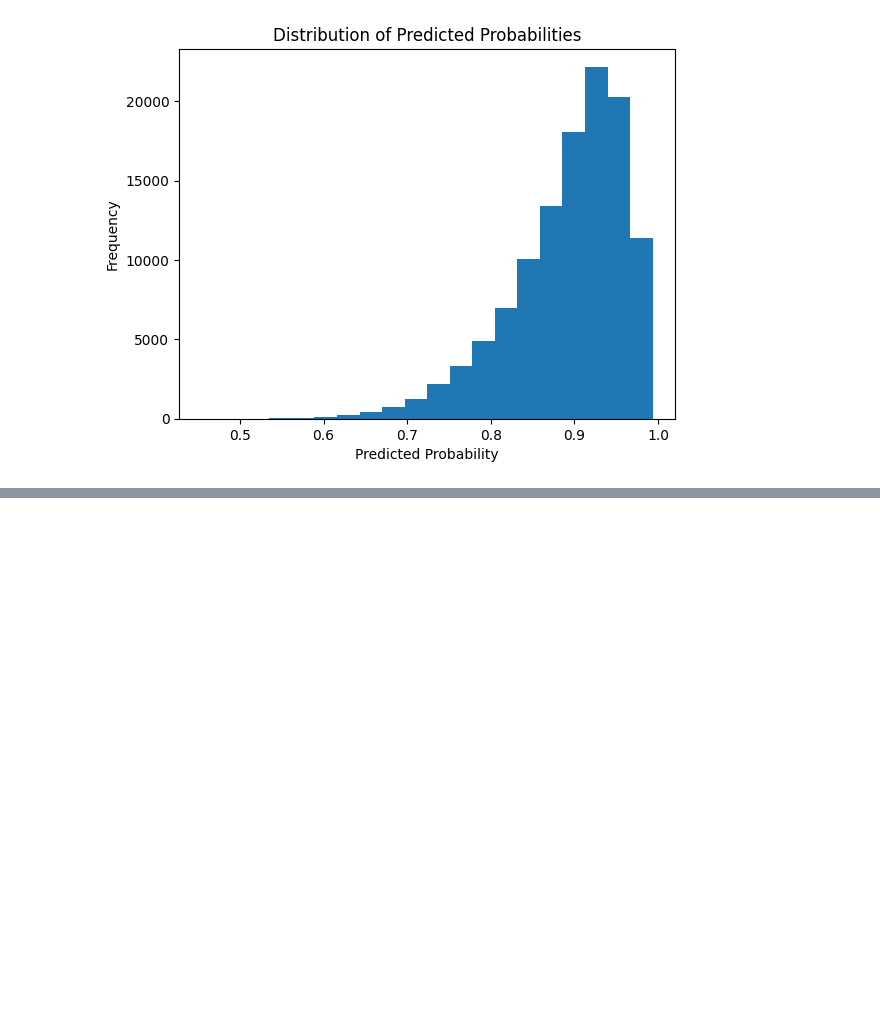
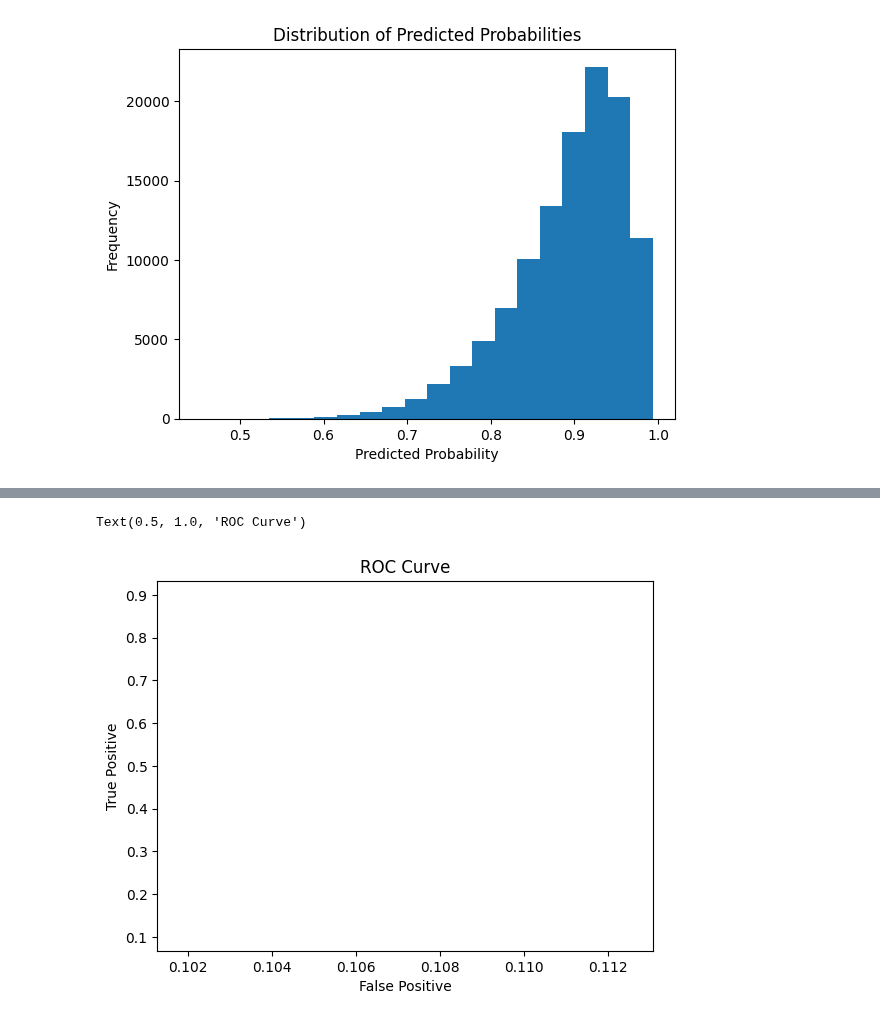
Before and after one commit to OzodbekOzodov/_credit-risk-modeling, a Jupyter notebook: Probability-of-default-model.ipynb, the cells around one changed output, grey strips where cells are left out. Drawn from its saved outputs; the diff is of its cells as text; code cells hidden in the pictures; blank space fills up the shorter version.

Commit message:
created confusion matrix and useful metrics, created model perforrmance indicators and plots

```diff
--- a/Probability-of-default-model.ipynb
+++ b/Probability-of-default-model.ipynb
@@ -723,0 +777,22 @@ conf_table
+# %%
+from sklearn.metrics import confusion_matrix, accuracy_score, precision_score, recall_score, f1_score
+
+conf_matrix = pd.crosstab(conf_table['payment_quality'], conf_table['preds_cutoff: 0.5'],
+            rownames=["actual"], colnames=['predicted']) / conf_table.shape[0]
+
+# Extract the values of confusion matrix
+tn, fp, fn, tp = conf_matrix.values.ravel()
+
+accuracy = accuracy_score(conf_table['payment_quality'], conf_table['preds_cutoff: 0.5'])
+precision = precision_score(conf_table['payment_quality'], conf_table['preds_cutoff: 0.5'])
+recall = recall_score(conf_table['payment_quality'], conf_table['preds_cutoff: 0.5'])
+f1 = f1_score(conf_table['payment_quality'], conf_table['preds_cutoff: 0.5'])
+
+print(f'True Negatives: {tn}')
+print(f'False Positives: {fp}')
+print(f'False Negatives: {fn}')
+print(f'True Positives: {tp}')
+print(f'Accuracy: {accuracy:.4f}')
+print(f'Precision: {precision:.4f}')
+print(f'Recall: {recall:.4f}')
+print(f'F1-Score: {f1:.4f}')
@@ -723,0 +847,9 @@ conf_table
+# %%
+plt.plot(fp, tp)
+plt.plot(fp, fp, linestyle = '--', color ='r')
+plt.xlabel("False Positive")
+plt.ylabel("True Positive")
+plt.title("ROC Curve")
+# %% [output]
+Text(0.5, 1.0, 'ROC Curve')
+[figure, added]
```
Also changed, not shown: parts of 24 cells of this notebook.
